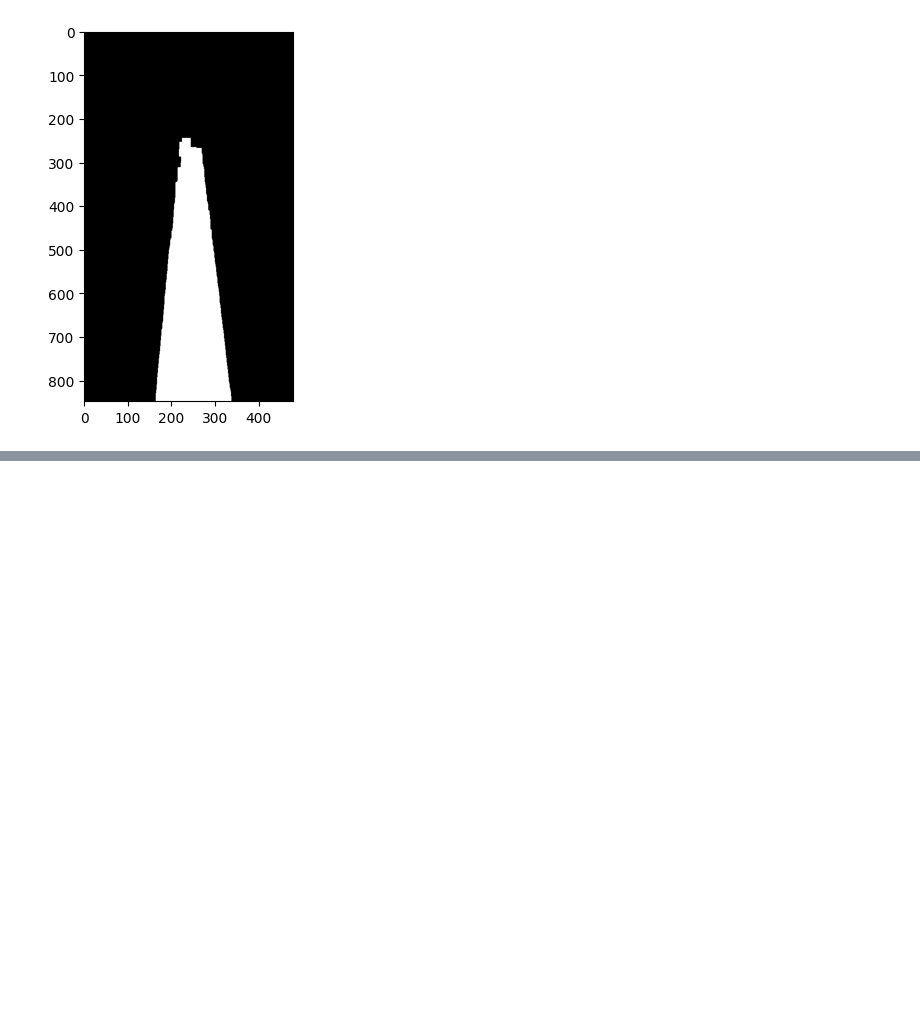
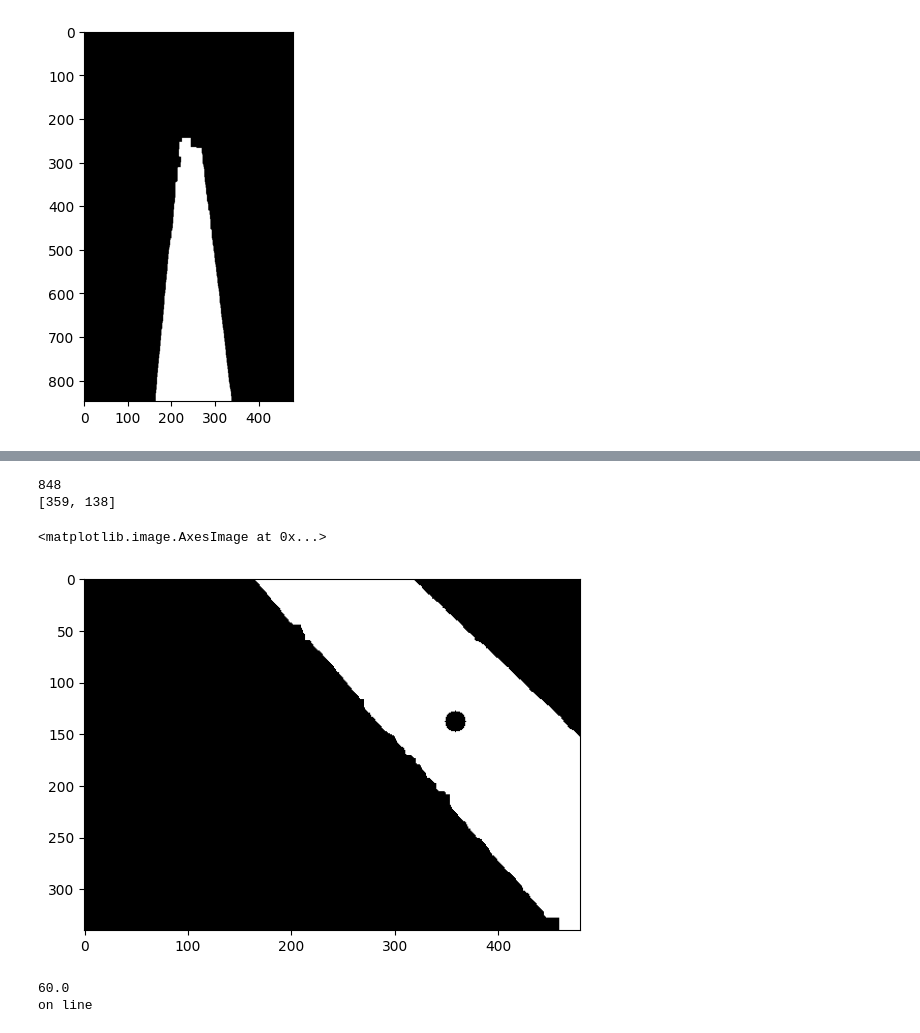
Before and after one commit to hendric-popma/project_bums, a Jupyter notebook: Test_videos_seg_lines.ipynb, the cells around one changed output, grey strips where cells are left out. Drawn from its saved outputs; the diff is of its cells as text; code cells hidden in the pictures; blank space fills up the shorter version.

```diff
--- a/Test_videos_seg_lines.ipynb
+++ b/Test_videos_seg_lines.ipynb
@@ -161,0 +190,55 @@ plt.imshow(img_lines_seg)
+# %%
+ # get sizes of the frame
+frame_height = img.shape[0]
+frame_width = img.shape[1]
+
+# cut picture to find two center points to draw the line
+cut = int(3/5 * frame_height)
+black_up = img_cont[:cut,:]
+black_down = img_cont[cut:,:]
+
+#find center of both halfs
+c_black_up, koords_up = find_center_plot(black_up)
+c_black_down, koords_down = find_center_plot(black_down)
+
+print(frame_height)
+print(koords_down)
+plt.imshow(c_black_down)
+# %% [output]
+848
+[359, 138]
+<matplotlib.image.AxesImage at 0x...>
+[figure, added]
+# %%
+def nearest_line(koords, image_width):
+    '''
+        Looks for the section in which the koords are located,
+        allowing us to determine if we are already on the orientation line
+        or if the nearest line is to the left or right of us.
+
+        Args:
+            koords: Koordinates of the segmentated center of the lower section
+            image_width: Width of the original used image or frame
+
+        Output: "On line" , "nearest line is left" or "nearest line is  rigth""first - Kopie.ipynb"
+    '''
+    x_value = koords[0]
+    sections = image_width*(1/8)
+
+    if 2*sections < x_value < 6*sections:
+        location = "on line"
+
+    else:
+        if x_value <= 2*sections:
+            location = "nearset line is left"
+
+        if x_value >= 6*sections:
+            location = "nearest line is right"
+
+    return location
+
+current_location = nearest_line(koords_down, frame_width)
+print (current_location)
+# %% [output]
+60.0
+on line
```
Also changed, not shown: parts of 4 cells of this notebook, 3 other files.
